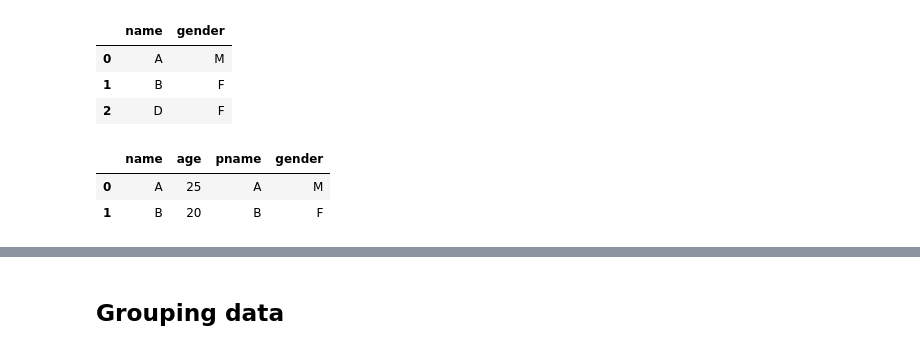
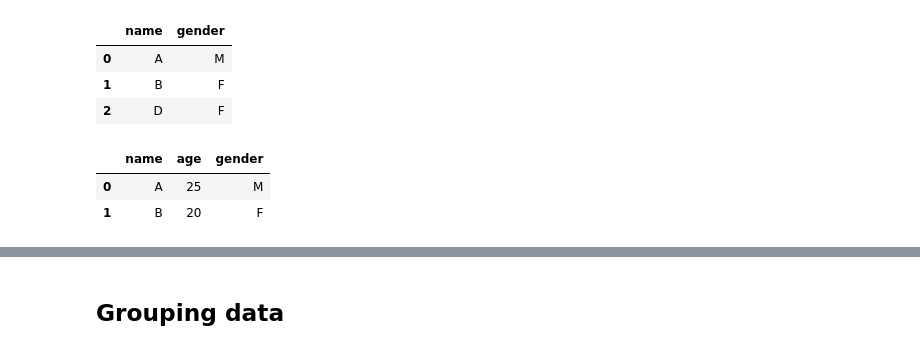
Before and after one commit to srikanthpragada/DS_26_AUG_2020, a Jupyter notebook: pandas/marks_df.ipynb, the cells around one changed output, grey strips where cells are left out. Saved outputs shown, nothing was run; the diff lists cells and outputs as text; code cells hidden in the pictures.

```diff
--- a/pandas/marks_df.ipynb
+++ b/pandas/marks_df.ipynb
@@ -800,6 +803,6 @@ pd.concat((df1,df2), axis=1, join='inner')
 # %%
 df1 = pd.DataFrame ( {'name' : ['A','B','C'], 'age' : [25,20,26]})
-df2 = pd.DataFrame ( {'pname' : ['A','B','D'], 'gender' : ['M','F','F']})
+df2 = pd.DataFrame ( {'name' : ['A','B','D'], 'gender' : ['M','F','F']})
 # %%
 df1
 # %% [output]
@@ -815,8 +818,8 @@ df2
 | 1 | B | F |
 | 2 | D | F |
 # %%
-df1.merge(df2, left_on='name', right_on='pname')
+df1.merge(df2)
 # %% [output]
-|  | name | age | pname | gender |
-| 0 | A | 25 | A | M |
-| 1 | B | 20 | B | F |
+|  | name | age | gender |
+| 0 | A | 25 | M |
+| 1 | B | 20 | F |
```
Also changed, not shown: parts of 12 cells of this notebook, 1 other file.
